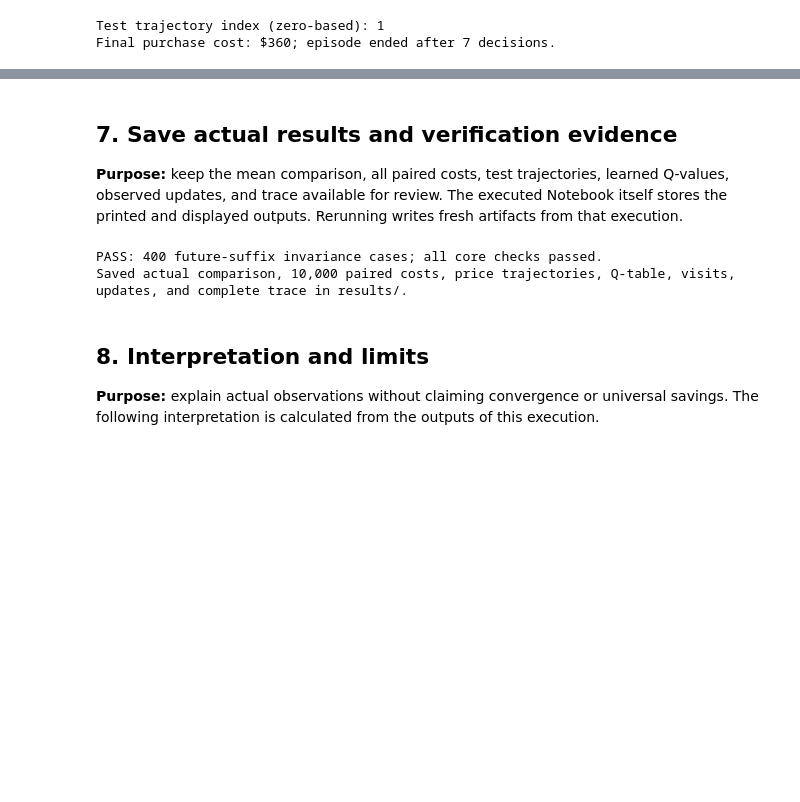
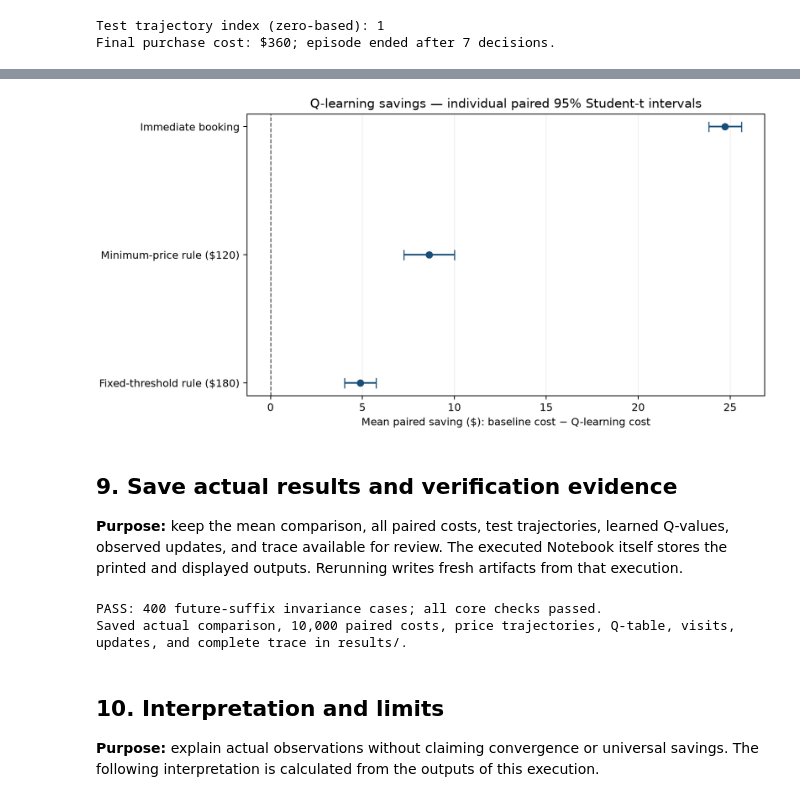
Before and after one commit to MelodyW2022/CS664_Project_Wong_Sheung_Wan, a Jupyter notebook: CS664_Flight_Booking.ipynb, the cells around one changed output, grey strips where cells are left out. Cells and saved outputs as stored; diff of their text form; code cells hidden in the pictures; blank space fills up the shorter version.

```diff
--- a/CS664_Flight_Booking.ipynb
+++ b/CS664_Flight_Booking.ipynb
@@ -406,0 +652,20 @@ Official threshold remains $180; official mean is $219.74
+# %%
+# 8B — save all three paired savings intervals
+savings_intervals = []
+for name, costs in official_costs.items():
+    if name != 'Q-learning (greedy)':
+        record = {'baseline': name, **paired_interval(costs, q_costs)}
+        assert np.isclose(record['mean_paired_saving'], costs.mean() - q_costs.mean())
+        assert record['ci_95_lower'] <= record['mean_paired_saving'] <= record['ci_95_upper']
+        savings_intervals.append(record)
+assert len(savings_intervals) == 3
+assert np.array_equal(Q, q_before_evaluation)
+save_csv('paired_savings_95ci.csv', savings_intervals)
+ci_table = '| Baseline | Mean Q-learning saving | Paired 95% CI |\n|---|---:|---:|\n'
+for row in savings_intervals:
+    ci_table += (f"| {row['baseline']} | ${row['mean_paired_saving']:.3f} | "
+                 f"[${row['ci_95_lower']:.3f}, ${row['ci_95_upper']:.3f}] |\n")
+display(Markdown(ci_table))
+for row in savings_intervals:
+    print(f"{row['baseline']}: saving ${row['mean_paired_saving']:.6f}; "
+          f"95% CI [${row['ci_95_lower']:.6f}, ${row['ci_95_upper']:.6f}]")
@@ -407,4 +681,23 @@ Official threshold remains $180; official mean is $219.74
+# %%
+# 8C — save the paired confidence-interval figure
+fig, ax = plt.subplots(figsize=(9, 4.5), layout='constrained')
+means = np.array([row['mean_paired_saving'] for row in savings_intervals])
+lower = np.array([row['ci_95_lower'] for row in savings_intervals])
+upper = np.array([row['ci_95_upper'] for row in savings_intervals])
+ax.errorbar(means, np.arange(3), xerr=np.vstack([means - lower, upper - means]),
+            fmt='o', capsize=5, color='#184e77')
+ax.axvline(0, color='#555555', linestyle='--', linewidth=1)
+ax.set_yticks(range(3), [row['baseline'] for row in savings_intervals])
+ax.invert_yaxis()
+ax.set_xlabel('Mean paired saving ($): baseline cost − Q-learning cost')
+ax.set_title('Q-learning savings — individual paired 95% Student-t intervals')
+ax.grid(axis='x', alpha=0.2)
+fig.savefig(RESULTS / 'paired_savings_95ci.png', dpi=180)
+display(Image(filename=str(RESULTS / 'paired_savings_95ci.png')))
+plt.close(fig)
+# %% [output]
+[figure, added]
 # %% [markdown]
-## 7. Save actual results and verification evidence
+## 9. Save actual results and verification evidence
 **Purpose:** keep the mean comparison, all paired costs, test trajectories, learned Q-values, observed updates, and trace available for review. The executed Notebook itself stores the printed and displayed outputs. Rerunning writes fresh artifacts from that execution.
 # %%
@@ -463,6 +765,6 @@ print('Saved actual comparison, 10,000 paired costs, price trajectories, Q-table
 PASS: 400 future-suffix invariance cases; all core checks passed.
 Saved actual comparison, 10,000 paired costs, price trajectories, Q-table, visits, updates, and complete trace in results/.
 # %% [markdown]
-## 8. Interpretation and limits
+## 10. Interpretation and limits
 **Purpose:** explain actual observations without claiming convergence or universal savings. The following interpretation is calculated from the outputs of this execution.
 # %%
```
Also changed, not shown: parts of 26 cells of this notebook, 17 other files.
